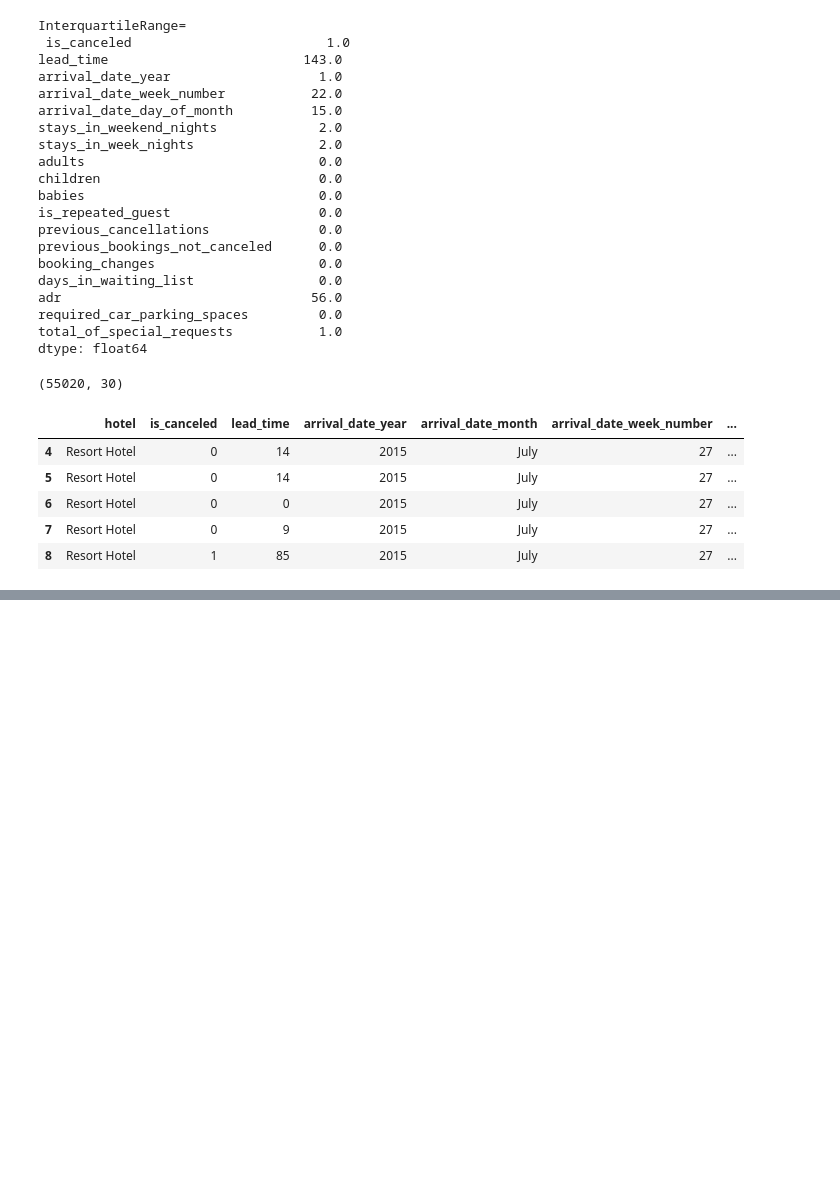
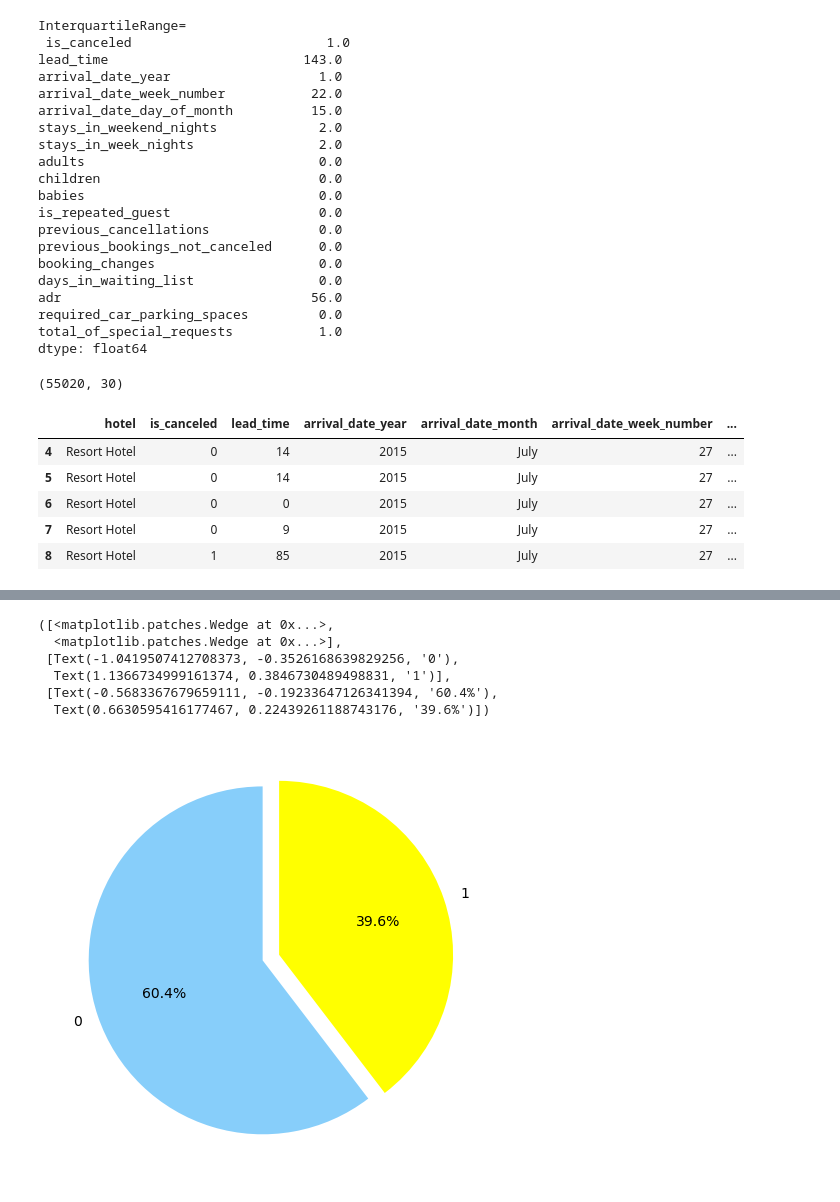
Before and after one commit to kamya11/Hotel-Booking-EDA, a Jupyter notebook: Hotel_Booking_EDA.ipynb, the cells around one changed output, grey strips where cells are left out. Saved outputs shown, nothing was run; the diff lists cells and outputs as text; code cells hidden in the pictures; blank space fills up the shorter version.

```diff
--- a/Hotel_Booking_EDA.ipynb
+++ b/Hotel_Booking_EDA.ipynb
@@ -206,0 +239,17 @@ data.head(5) # data without outliers
+# %%
+# Checking the percentage of cancelled bookings using pie chart
+
+plt.rcParams['figure.figsize'] = 8,8
+labels = data['is_canceled'].value_counts().index.tolist()
+sizes = data['is_canceled'].value_counts().tolist()
+explode = (0, 0.1)
+colors = ['lightskyblue','yellow']
+plt.pie(sizes, explode=explode, labels=labels, colors=colors, autopct='%1.1f%%',startangle=90, textprops={'fontsize': 14})
+# %% [output]
+([<matplotlib.patches.Wedge at 0x...>,
+  <matplotlib.patches.Wedge at 0x...>],
+ [Text(-1.0419507412708373, -0.3526168639829256, '0'),
+  Text(1.1366734999161374, 0.3846730489498831, '1')],
+ [Text(-0.5683367679659111, -0.19233647126341394, '60.4%'),
+  Text(0.6630595416177467, 0.22439261188743176, '39.6%')])
+[figure, added]
```
Also changed, not shown: parts of 8 cells of this notebook.
